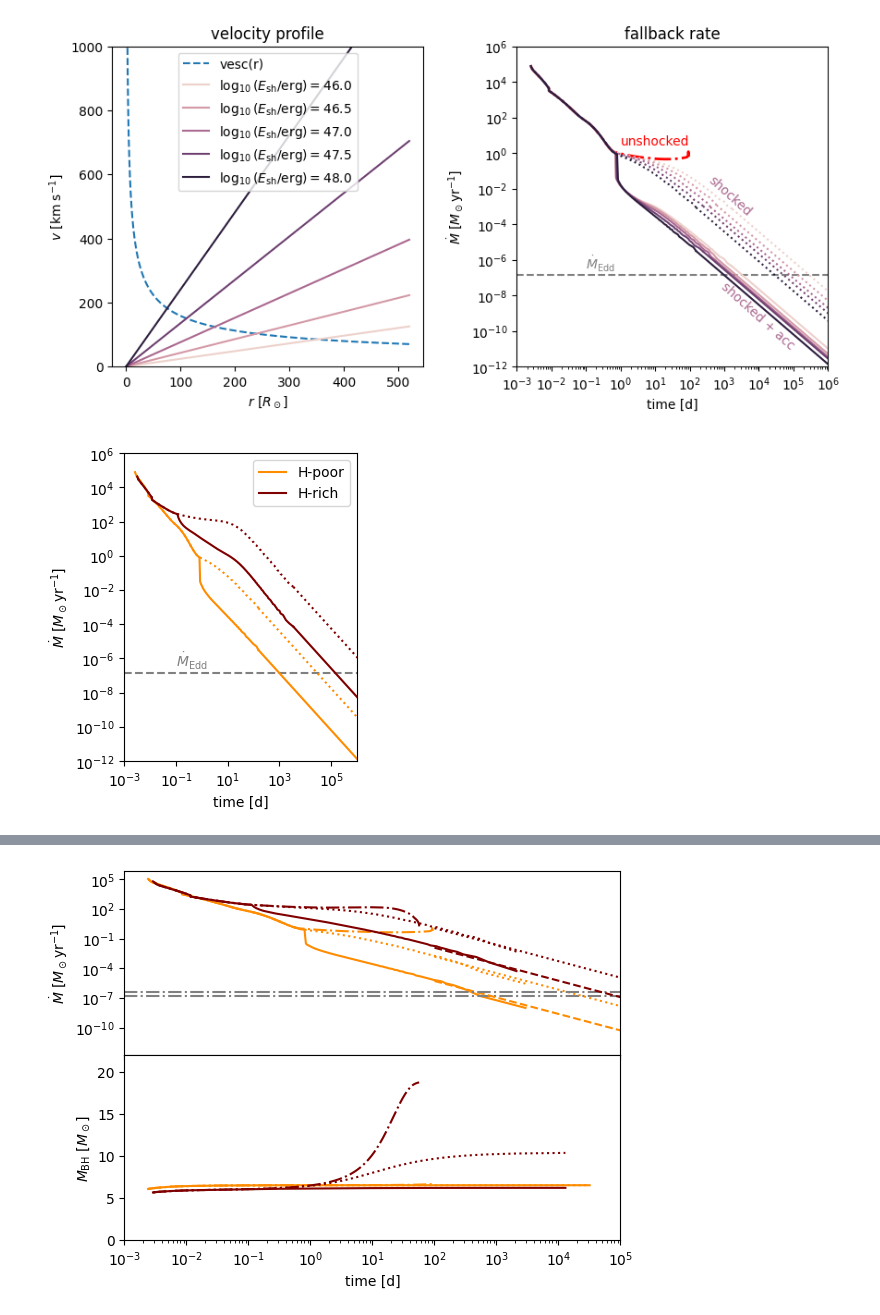
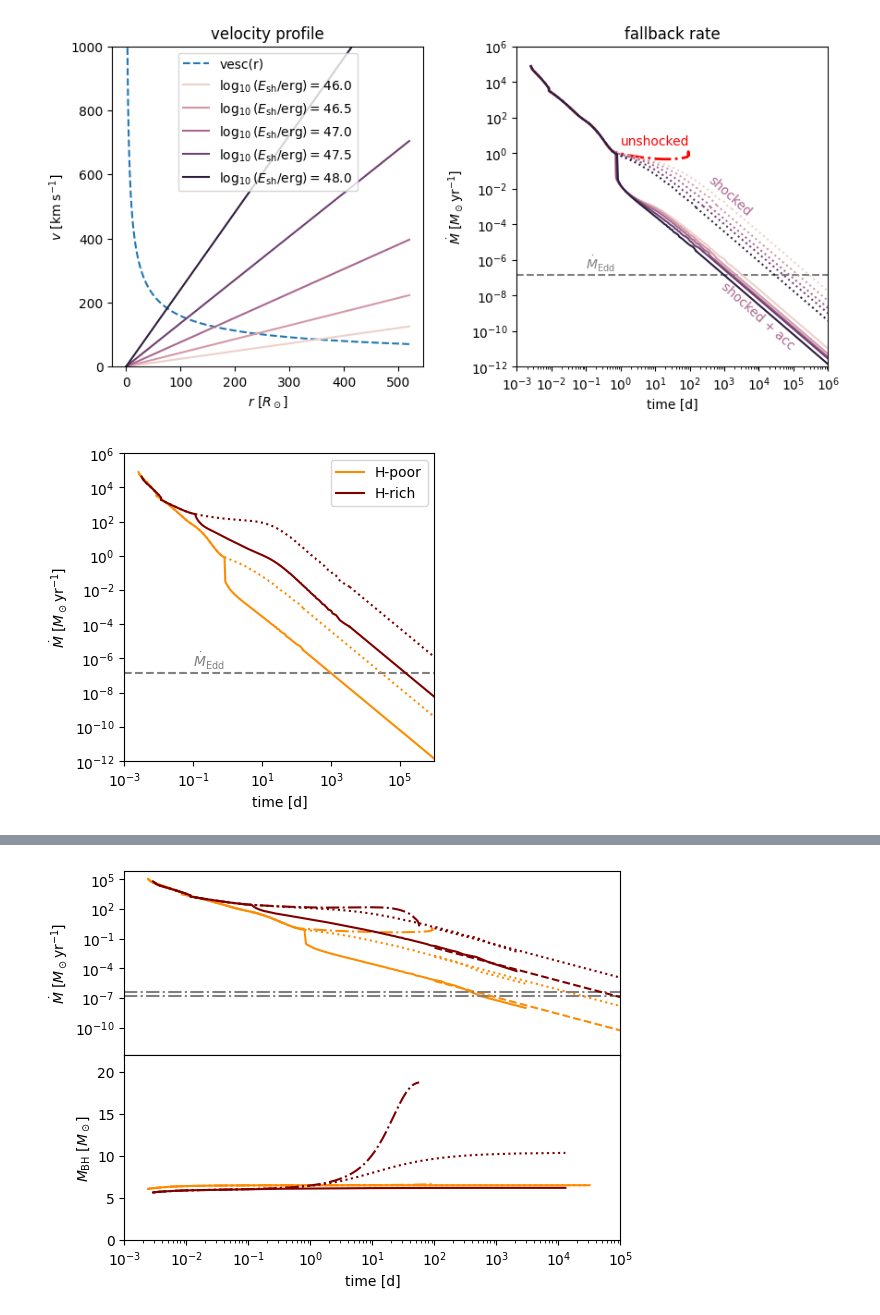
Before and after one commit to morganemacleod/FailedSNCalcs, a Jupyter notebook: MESAfailedSN.ipynb, the cells around one changed output, grey strips where cells are left out. Cells and saved outputs as stored; diff of their text form; code cells hidden in the pictures.

```diff
--- a/MESAfailedSN.ipynb
+++ b/MESAfailedSN.ipynb
@@ -531,41 +405,0 @@ fallback_plot_variations(p,color='C1')
-# %%
-# How much mass is ejected?
-Elist = np.logspace(45,48,70)
-
-alpha = 1
-dmlist = []
-vlist = []
-for Etot in Elist:
-    add_profile_columns_Eshock_fallback(p,Etot=Etot,alpha=alpha)
-    mej = np.sum(p['dm'][p['rt']<0])
-    vej=np.sqrt(2*Etot/mej)
-    dmlist.append(mej/c.msun)
-    vlist.append(vej)
-
-
-
-Ebind = (c.G*p['mass']*(p['mass'][0]-p['mass'])*c.msun**2/p['r'])[selh1]
-dM = (p['mass'][0]-p['mass'])[selh1]
-
-
-plt.figure(figsize=(6,7))
-plt.subplot(211)
-plt.plot( Ebind,dM,'k-' )
-plt.plot(Elist,dmlist,'rd-')
-plt.loglog()
-
-plt.xlim(1.e44,1e49)
-plt.ylim(1.e-4,)
-
-plt.ylabel(r'$m_{\rm ej} \ [M_\odot]$ ')
-plt.xlabel(r"$E_{\rm sh}$ [erg]" )
-
-plt.subplot(212)
-
-plt.plot(Elist,np.array(vlist)/1e5,'rd-')
-plt.xlim(1.e44,1e49)
-plt.xlabel(r"$E_{\rm sh}$ [erg]" )
-plt.ylabel(r'$\bar v_{\rm ej} \ [{\rm km \ s}^{-1}]$ ')
-plt.loglog()
-
-plt.subplots_adjust(hspace=0.25)
@@ -761,35 +565,35 @@ def fallback_plot(p,label='',color='DodgerBlue'):
         plt.plot(tfactor*tnorm/tscale,mdnormf/mdscale*(tfactor)**(-5/3.),color=color,ls='-')
         plt.plot(tfactor*tnorm/tscale,mdnorm/mdscale*(tfactor)**(-5/3.),color=color,ls=':')
 
 
     #plt.legend(loc='lower left')
     plt.loglog()
     plt.xlabel('time [d]')
     plt.ylabel(r'$\dot M \ [M_\odot {\rm yr}^{-1}]$')
 
 
 
 
 
 ## Add columns for a given shock energy
-plt.figure(figsize=(3,4))
+plt.figure(figsize=(4,4))
 plt.axhline((1.26e38*pp['mass'][0] / (0.1*c.c**2)) /mdscale, ls='--',color='grey',zorder=0)
 
 myE = 1e48
 add_profile_columns_Eshock_fallback(pp,Etot=myE,alpha=1)
 fallback_plot(pp,color='DarkOrange',label='H-poor')
 
 add_profile_columns_Eshock_fallback(pr,Etot=myE,alpha=1)
 fallback_plot(pr,color='Maroon',label='H-rich')
 
 plt.xlim(1e-3,1e6)
 plt.ylim(1e-12,1e6)
 plt.annotate(r'$\dot M_{\rm Edd}$',(0.1,3e-7),color='grey')
 plt.legend()
 
 plt.savefig("Figs/mdot_Hrichpoor.pdf",bbox_inches='tight')
 # %% [output]
-[figure, old version]
+[figure, new version]
 # %%
 # How much mass is ejected?
 Elist = np.logspace(45,49,51)
```
Also changed, not shown: parts of 15 cells of this notebook, 7 other files.
